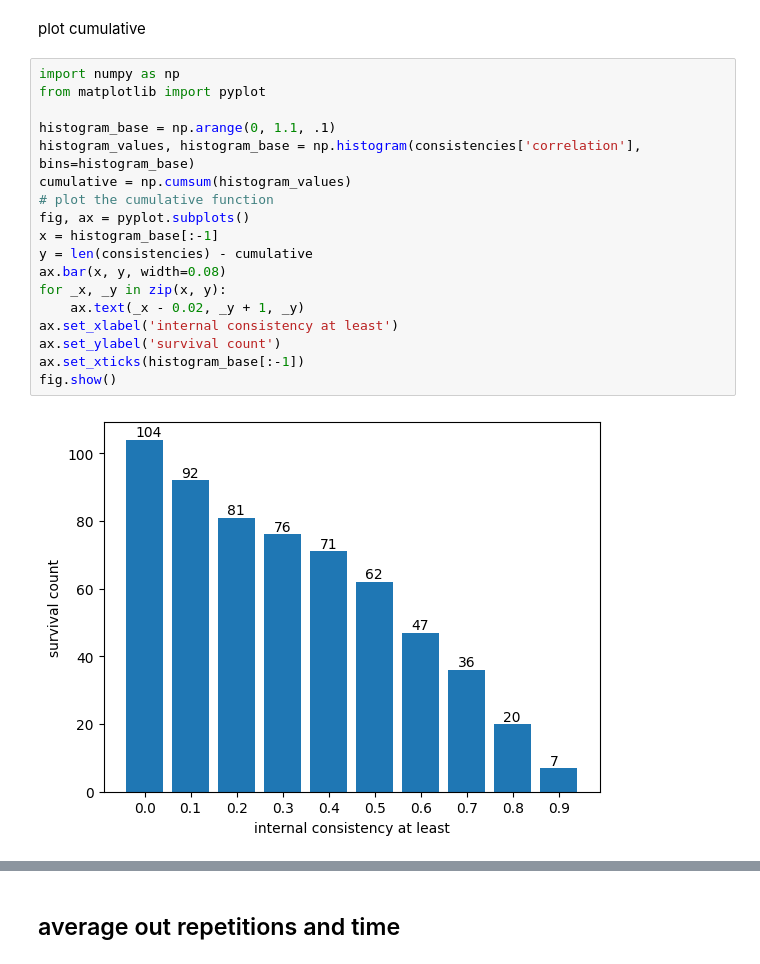
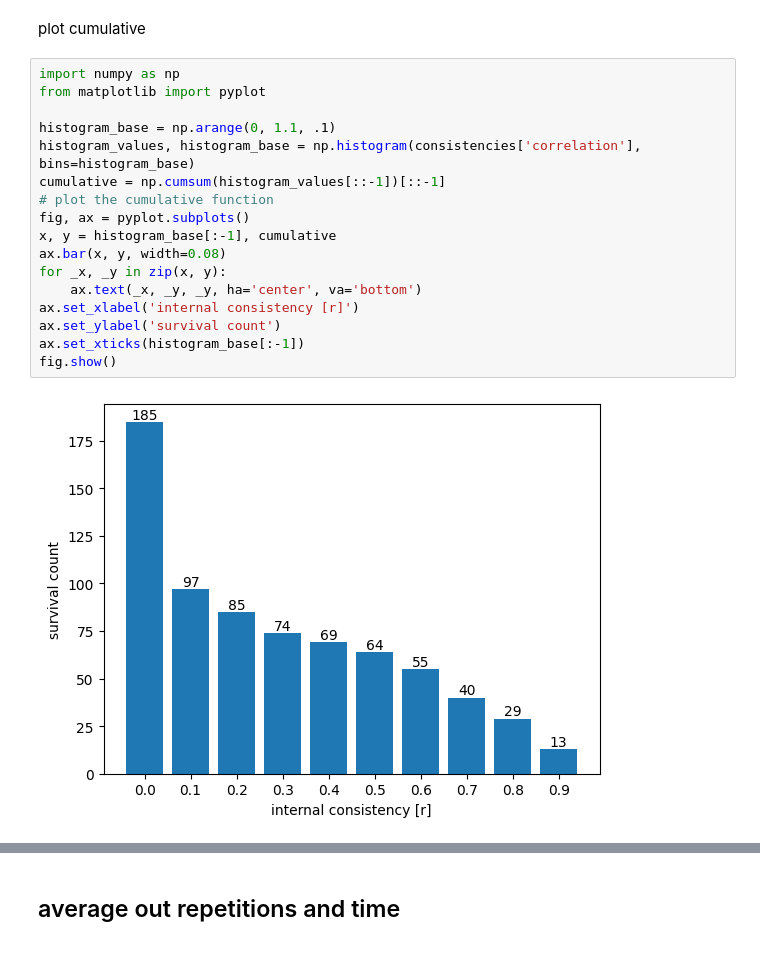
Before and after one commit to dicarlolab/pipeline_analysis, a Jupyter notebook: pico_muri.ipynb, the cells around one changed output, grey strips where cells are left out. Cells and saved outputs as stored; diff of their text form.

Commit message:
fix survival histogram

```diff
--- a/pico_muri.ipynb
+++ b/pico_muri.ipynb
@@ -73,22 +73,21 @@ plot cumulative
 # %%
 import numpy as np
 from matplotlib import pyplot
 
 histogram_base = np.arange(0, 1.1, .1)
 histogram_values, histogram_base = np.histogram(consistencies['correlation'], bins=histogram_base)
-cumulative = np.cumsum(histogram_values)
+cumulative = np.cumsum(histogram_values[::-1])[::-1]
 # plot the cumulative function
 fig, ax = pyplot.subplots()
-x = histogram_base[:-1]
-y = len(consistencies) - cumulative
+x, y = histogram_base[:-1], cumulative
 ax.bar(x, y, width=0.08)
 for _x, _y in zip(x, y):
-    ax.text(_x - 0.02, _y + 1, _y)
-ax.set_xlabel('internal consistency at least')
+    ax.text(_x, _y, _y, ha='center', va='bottom')
+ax.set_xlabel('internal consistency [r]')
 ax.set_ylabel('survival count')
 ax.set_xticks(histogram_base[:-1])
 fig.show()
 # %% [output]
-[figure, old version]
+[figure, new version]
 # %%
 # filter assembly
```
Also changed, not shown: parts of 2 cells of this notebook.
